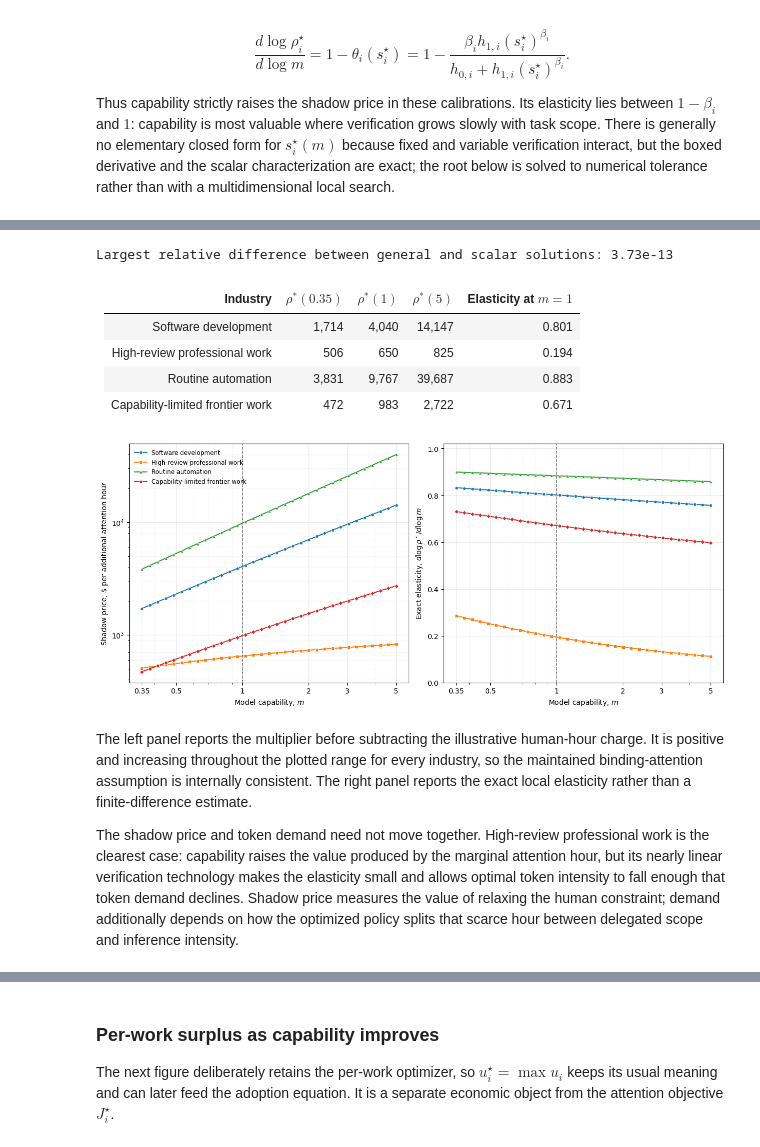
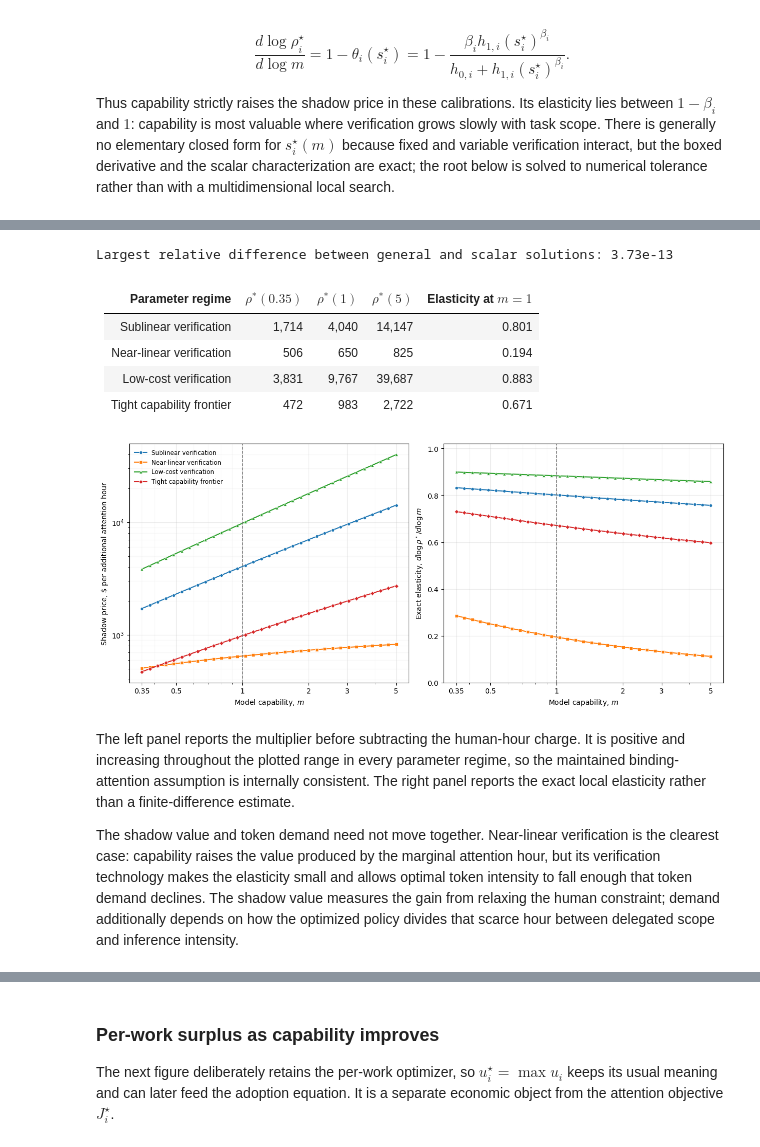
Before and after one commit to theothersteven/modeling-token-demand, a Jupyter notebook: notebooks/comparative_statics.ipynb, the cells around one changed output, grey strips where cells are left out. Saved outputs shown, nothing was run; the diff lists cells and outputs as text; code cells hidden in the pictures.

Commit message:
Clarify token demand model and constraint-specific results (#1)
* Clarify token demand model and results

* Strengthen verification invariance regression

```diff
--- a/notebooks/comparative_statics.ipynb
+++ b/notebooks/comparative_statics.ipynb
@@ -610,42 +610,42 @@ for industry in industries:
             model, replace(baseline, model_capability=capability)
         )
         for capability in (0.35, 1.0, 5.0)
     ]
     shadow_prices = [
         outcome.surplus_per_attention_hour + industry.human_cost_per_hour
         for outcome in endpoint_outcomes
     ]
     baseline_outcome = endpoint_outcomes[1]
     s = baseline_outcome.policy.delegation_hours
     variable_review = industry.verification_scale * (
         s ** industry.verification_elasticity
     )
     elasticity = 1.0 - (
         industry.verification_elasticity * variable_review
         / (industry.verification_fixed_hours + variable_review)
     )
     shadow_rows.append(
         f"| {industry.name} | {shadow_prices[0]:,.0f} | "
         f"{shadow_prices[1]:,.0f} | {shadow_prices[2]:,.0f} | "
         f"{elasticity:.3f} |"
     )
 shadow_header = (
-    "| Industry | $\\rho^*(0.35)$ | $\\rho^*(1)$ | "
+    "| Parameter regime | $\\rho^*(0.35)$ | $\\rho^*(1)$ | "
     "$\\rho^*(5)$ | Elasticity at $m=1$ |\n"
     "|---|---:|---:|---:|---:|\n"
 )
 display(Markdown(shadow_header + "\n".join(shadow_rows)))
 # %% [output]
 Largest relative difference between general and scalar solutions: 3.73e-13
-| Industry | $\rho^*(0.35)$ | $\rho^*(1)$ | $\rho^*(5)$ | Elasticity at $m=1$ |
+| Parameter regime | $\rho^*(0.35)$ | $\rho^*(1)$ | $\rho^*(5)$ | Elasticity at $m=1$ |
 |---|---:|---:|---:|---:|
-| Software development | 1,714 | 4,040 | 14,147 | 0.801 |
-| High-review professional work | 506 | 650 | 825 | 0.194 |
-| Routine automation | 3,831 | 9,767 | 39,687 | 0.883 |
-| Capability-limited frontier work | 472 | 983 | 2,722 | 0.671 |
+| Sublinear verification | 1,714 | 4,040 | 14,147 | 0.801 |
+| Near-linear verification | 506 | 650 | 825 | 0.194 |
+| Low-cost verification | 3,831 | 9,767 | 39,687 | 0.883 |
+| Tight capability frontier | 472 | 983 | 2,722 | 0.671 |
-[figure, old version]
+[figure, new version]
 # %% [markdown]
-The left panel reports the multiplier before subtracting the illustrative human-hour charge. It is positive and increasing throughout the plotted range for every industry, so the maintained binding-attention assumption is internally consistent. The right panel reports the exact local elasticity rather than a finite-difference estimate.
+The left panel reports the multiplier before subtracting the human-hour charge. It is positive and increasing throughout the plotted range in every parameter regime, so the maintained binding-attention assumption is internally consistent. The right panel reports the exact local elasticity rather than a finite-difference estimate.
 
-The shadow price and token demand need not move together. High-review professional work is the clearest case: capability raises the value produced by the marginal attention hour, but its nearly linear verification technology makes the elasticity small and allows optimal token intensity to fall enough that token demand declines. Shadow price measures the value of relaxing the human constraint; demand additionally depends on how the optimized policy splits that scarce hour between delegated scope and inference intensity.
+The shadow value and token demand need not move together. Near-linear verification is the clearest case: capability raises the value produced by the marginal attention hour, but its verification technology makes the elasticity small and allows optimal token intensity to fall enough that token demand declines. The shadow value measures the gain from relaxing the human constraint; demand additionally depends on how the optimized policy divides that scarce hour between delegated scope and inference intensity.
 # %% [markdown]
```
Also changed, not shown: parts of 16 cells of this notebook, 11 other files.
